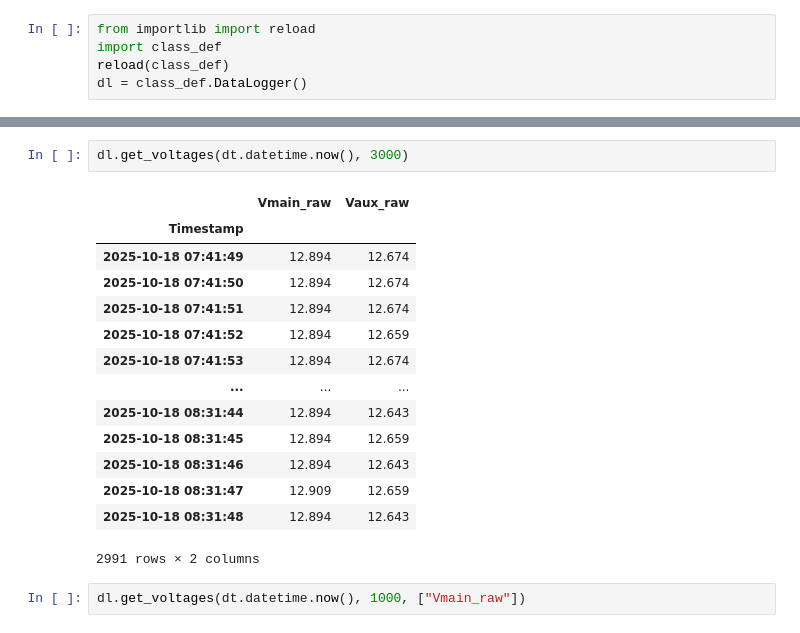
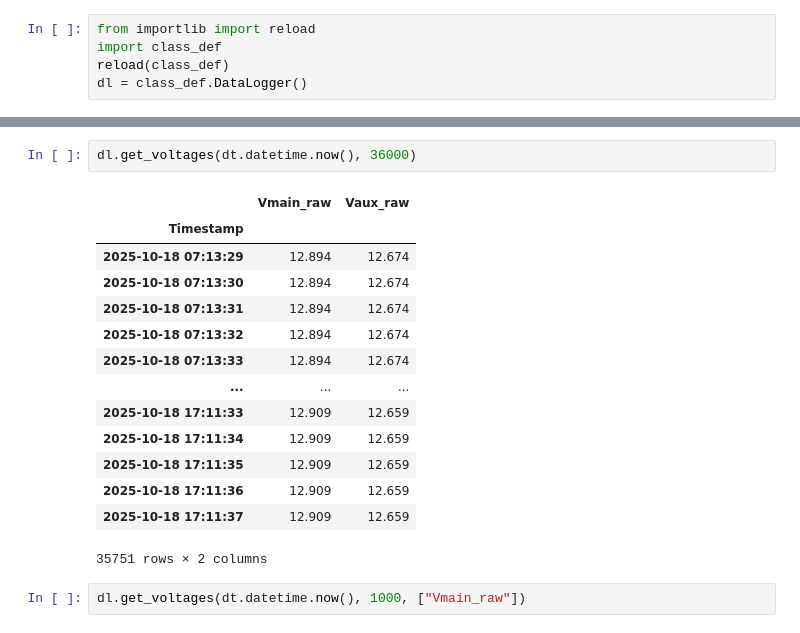
Before and after one commit to jbowen102/vehicle_aux_battery_control, a Jupyter notebook: datalogging.ipynb, the cells around one changed output, grey strips where cells are left out. Cells and saved outputs as stored; diff of their text form.

```diff
--- a/datalogging.ipynb
+++ b/datalogging.ipynb
@@ -156,20 +156,20 @@ dl._execute_sql("SELECT * FROM voltages", query=True)
 # %%
-dl.get_voltages(dt.datetime.now(), 3000)
+dl.get_voltages(dt.datetime.now(), 36000)
 # %% [output]
 |  | Vmain_raw | Vaux_raw |
 | Timestamp |  |  |
-| 2025-10-18 07:41:49 | 12.894 | 12.674 |
-| 2025-10-18 07:41:50 | 12.894 | 12.674 |
-| 2025-10-18 07:41:51 | 12.894 | 12.674 |
-| 2025-10-18 07:41:52 | 12.894 | 12.659 |
-| 2025-10-18 07:41:53 | 12.894 | 12.674 |
+| 2025-10-18 07:13:29 | 12.894 | 12.674 |
+| 2025-10-18 07:13:30 | 12.894 | 12.674 |
+| 2025-10-18 07:13:31 | 12.894 | 12.674 |
+| 2025-10-18 07:13:32 | 12.894 | 12.674 |
+| 2025-10-18 07:13:33 | 12.894 | 12.674 |
 | ... | ... | ... |
-| 2025-10-18 08:31:44 | 12.894 | 12.643 |
-| 2025-10-18 08:31:45 | 12.894 | 12.659 |
-| 2025-10-18 08:31:46 | 12.894 | 12.643 |
-| 2025-10-18 08:31:47 | 12.909 | 12.659 |
-| 2025-10-18 08:31:48 | 12.894 | 12.643 |
+| 2025-10-18 17:11:33 | 12.909 | 12.659 |
+| 2025-10-18 17:11:34 | 12.909 | 12.659 |
+| 2025-10-18 17:11:35 | 12.909 | 12.659 |
+| 2025-10-18 17:11:36 | 12.909 | 12.659 |
+| 2025-10-18 17:11:37 | 12.909 | 12.659 |
-2991 rows × 2 columns
+35751 rows × 2 columns
 # %%
 dl.get_voltages(dt.datetime.now(), 1000, ["Vmain_raw"])
 # %% [output]
```
Also changed, not shown: parts of 12 cells of this notebook.
